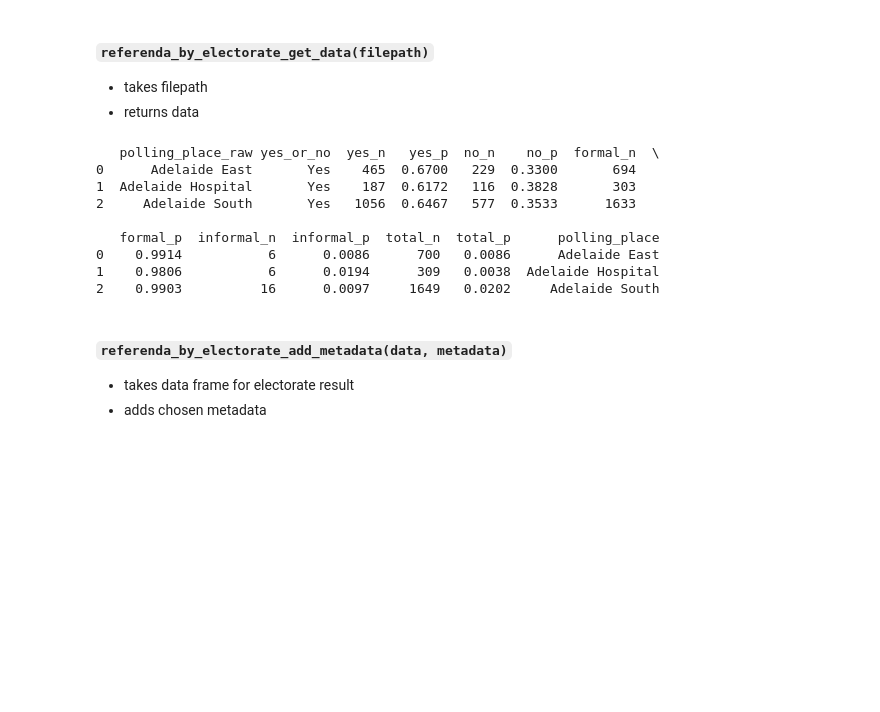
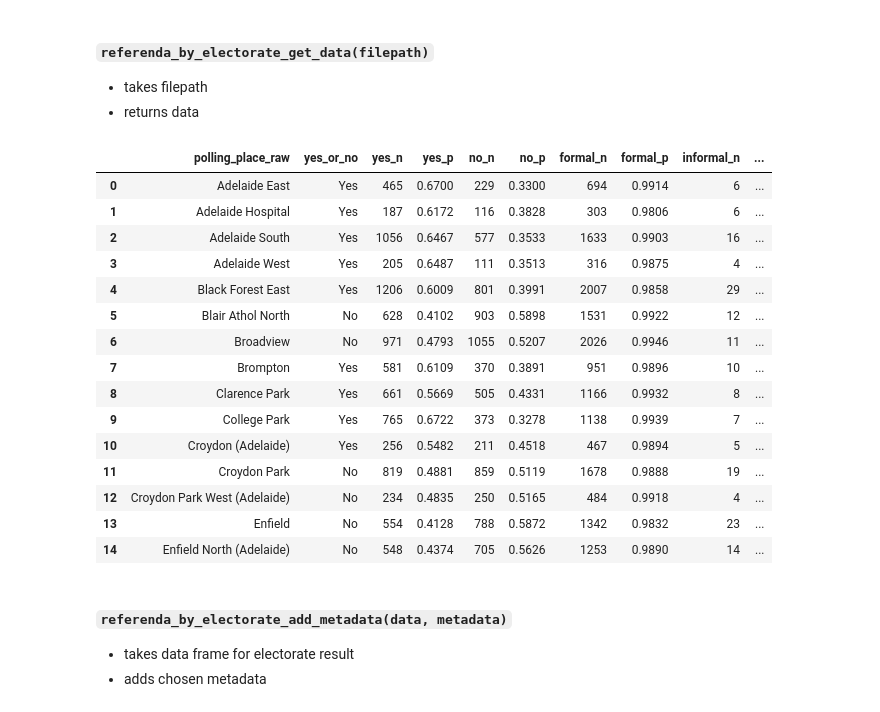
Before and after one commit to jaketclarke/australian_referenda, a Jupyter notebook: referenda_data_cleanup.ipynb, the cells around one changed output. Saved outputs shown, nothing was run; the diff lists cells and outputs as text; code cells hidden in the pictures; blank space fills up the shorter version.

```diff
--- a/referenda_data_cleanup.ipynb
+++ b/referenda_data_cleanup.ipynb
@@ -243,17 +247,24 @@ def referenda_by_electorate_get_data(filepath):
     return df_result
 # %%
 filepath = '1999_referenda/results_by_polling_place/v4_3ADEL.XLS'
-print(referenda_by_electorate_get_data(filepath).head(3))
+referenda_by_electorate_get_data(filepath).head(15)
 # %% [output]
-   polling_place_raw yes_or_no  yes_n   yes_p  no_n    no_p  formal_n  \
-0      Adelaide East       Yes    465  0.6700   229  0.3300       694
-1  Adelaide Hospital       Yes    187  0.6172   116  0.3828       303
-2     Adelaide South       Yes   1056  0.6467   577  0.3533      1633
-
-   formal_p  informal_n  informal_p  total_n  total_p      polling_place
-0    0.9914           6      0.0086      700   0.0086      Adelaide East
-1    0.9806           6      0.0194      309   0.0038  Adelaide Hospital
-2    0.9903          16      0.0097     1649   0.0202     Adelaide South
+|  | polling_place_raw | yes_or_no | yes_n | yes_p | no_n | no_p | formal_n | formal_p | informal_n | ... |
+| 0 | Adelaide East | Yes | 465 | 0.6700 | 229 | 0.3300 | 694 | 0.9914 | 6 | ... |
+| 1 | Adelaide Hospital | Yes | 187 | 0.6172 | 116 | 0.3828 | 303 | 0.9806 | 6 | ... |
+| 2 | Adelaide South | Yes | 1056 | 0.6467 | 577 | 0.3533 | 1633 | 0.9903 | 16 | ... |
+| 3 | Adelaide West | Yes | 205 | 0.6487 | 111 | 0.3513 | 316 | 0.9875 | 4 | ... |
+| 4 | Black Forest East | Yes | 1206 | 0.6009 | 801 | 0.3991 | 2007 | 0.9858 | 29 | ... |
+| 5 | Blair Athol North | No | 628 | 0.4102 | 903 | 0.5898 | 1531 | 0.9922 | 12 | ... |
+| 6 | Broadview | No | 971 | 0.4793 | 1055 | 0.5207 | 2026 | 0.9946 | 11 | ... |
+| 7 | Brompton | Yes | 581 | 0.6109 | 370 | 0.3891 | 951 | 0.9896 | 10 | ... |
+| 8 | Clarence Park | Yes | 661 | 0.5669 | 505 | 0.4331 | 1166 | 0.9932 | 8 | ... |
+| 9 | College Park | Yes | 765 | 0.6722 | 373 | 0.3278 | 1138 | 0.9939 | 7 | ... |
+| 10 | Croydon (Adelaide) | Yes | 256 | 0.5482 | 211 | 0.4518 | 467 | 0.9894 | 5 | ... |
+| 11 | Croydon Park | No | 819 | 0.4881 | 859 | 0.5119 | 1678 | 0.9888 | 19 | ... |
+| 12 | Croydon Park West (Adelaide) | No | 234 | 0.4835 | 250 | 0.5165 | 484 | 0.9918 | 4 | ... |
+| 13 | Enfield | No | 554 | 0.4128 | 788 | 0.5872 | 1342 | 0.9832 | 23 | ... |
+| 14 | Enfield North (Adelaide) | No | 548 | 0.4374 | 705 | 0.5626 | 1253 | 0.9890 | 14 | ... |
 # %% [markdown]
 #### `referenda_by_electorate_add_metadata(data, metadata)`
 * takes data frame for electorate result
```
Also changed, not shown: parts of 9 cells of this notebook.
